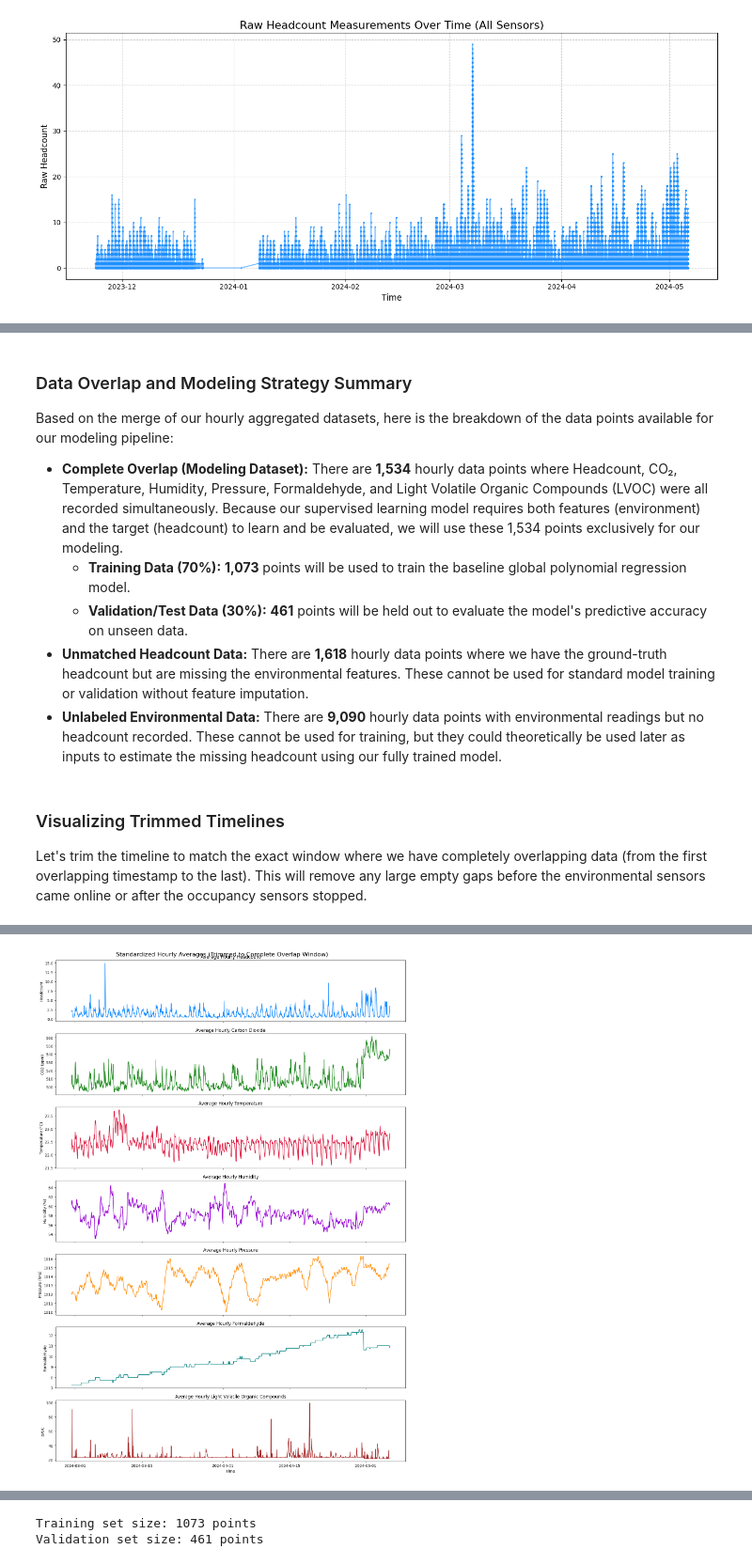
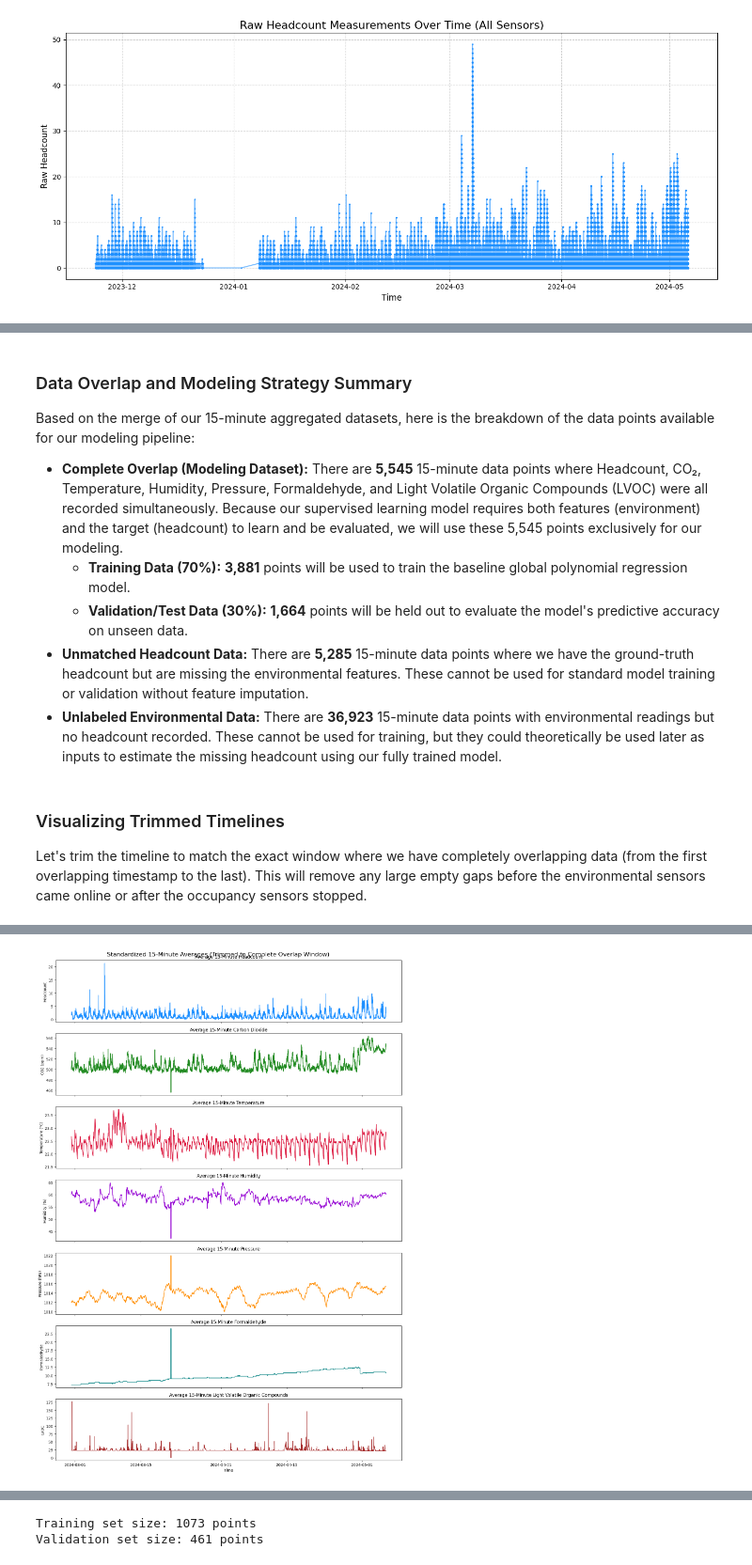
Before and after one commit to HarperVicic/MMA3001-Project, a Jupyter notebook: Data_Input.ipynb, the cells around one changed output, grey strips where cells are left out. Shown at 94% size. Cells and saved outputs as stored; diff of their text form; code cells hidden in the pictures.

```diff
--- a/Data_Input.ipynb
+++ b/Data_Input.ipynb
@@ -506,48 +506,48 @@ import matplotlib.pyplot as plt
 import seaborn as sns
 import pandas as pd
 
-# Aggregate global hourly averages across all devices/sensors for a clean visualization
-occ_agg = hourly_occ_df.groupby('collecteddate')['avg_headcount'].mean().reset_index().rename(columns={'collecteddate': 'time'})
-env_agg = hourly_env_df.groupby('createdate')[['Carbon dioxide', 'Temperature', 'Humidity', 'Pressure', 'Formaldehyde', 'Light Volatile Organic Compounds']].mean().reset_index().rename(columns={'createdate': 'time'})
+# Aggregate global 15-minute averages across all devices/sensors for a clean visualization
+occ_agg = binned_occ_df.groupby('collecteddate')['avg_headcount'].mean().reset_index().rename(columns={'collecteddate': 'time'})
+env_agg = binned_env_df.groupby('createdate')[['Carbon dioxide', 'Temperature', 'Humidity', 'Pressure', 'Formaldehyde', 'Light Volatile Organic Compounds']].mean().reset_index().rename(columns={'createdate': 'time'})
 
 # Set up the figure and subplots
 fig, axes = plt.subplots(7, 1, figsize=(14, 20), sharex=True)
-fig.suptitle('Standardized Hourly Averages Over Time', fontsize=16)
+fig.suptitle('Standardized 15-Minute Averages Over Time', fontsize=16)
 
 # 1. Headcount
 sns.lineplot(data=occ_agg, x='time', y='avg_headcount', ax=axes[0], color='dodgerblue')
 axes[0].set_ylabel('Headcount')
-axes[0].set_title('Average Hourly Headcount')
+axes[0].set_title('Average 15-Minute Headcount')
 
 # 2. Carbon Dioxide (CO2)
 sns.lineplot(data=env_agg, x='time', y='Carbon dioxide', ax=axes[1], color='forestgreen')
 axes[1].set_ylabel('CO2 (ppm)')
-axes[1].set_title('Average Hourly Carbon Dioxide')
+axes[1].set_title('Average 15-Minute Carbon Dioxide')
 
 # 3. Temperature
 sns.lineplot(data=env_agg, x='time', y='Temperature', ax=axes[2], color='crimson')
 axes[2].set_ylabel('Temperature (°C)')
-axes[2].set_title('Average Hourly Temperature')
+axes[2].set_title('Average 15-Minute Temperature')
 
 # 4. Humidity
 sns.lineplot(data=env_agg, x='time', y='Humidity', ax=axes[3], color='darkviolet')
 axes[3].set_ylabel('Humidity (%)')
-axes[3].set_title('Average Hourly Humidity')
+axes[3].set_title('Average 15-Minute Humidity')
 
 # 5. Pressure
 sns.lineplot(data=env_agg, x='time', y='Pressure', ax=axes[4], color='darkorange')
 axes[4].set_ylabel('Pressure (hPa)')
-axes[4].set_title('Average Hourly Pressure')
+axes[4].set_title('Average 15-Minute Pressure')
 
 # 6. Formaldehyde
 sns.lineplot(data=env_agg, x='time', y='Formaldehyde', ax=axes[5], color='teal')
 axes[5].set_ylabel('Formaldehyde')
-axes[5].set_title('Average Hourly Formaldehyde')
+axes[5].set_title('Average 15-Minute Formaldehyde')
 
 # 7. LVOC
 sns.lineplot(data=env_agg, x='time', y='Light Volatile Organic Compounds', ax=axes[6], color='brown')
 axes[6].set_ylabel('LVOC')
-axes[6].set_title('Average Hourly Light Volatile Organic Compounds')
+axes[6].set_title('Average 15-Minute Light Volatile Organic Compounds')
 axes[6].set_xlabel('Time')
 
 plt.tight_layout()
@@ -624,13 +624,13 @@ Total unique hourly timestamps across both datasets: 12242
 # %% [markdown]
 ### Data Overlap and Modeling Strategy Summary
 
-Based on the merge of our hourly aggregated datasets, here is the breakdown of the data points available for our modeling pipeline:
+Based on the merge of our 15-minute aggregated datasets, here is the breakdown of the data points available for our modeling pipeline:
 
-* **Complete Overlap (Modeling Dataset):** There are **1,534** hourly data points where Headcount, CO₂, Temperature, Humidity, Pressure, Formaldehyde, and Light Volatile Organic Compounds (LVOC) were all recorded simultaneously. Because our supervised learning model requires both features (environment) and the target (headcount) to learn and be evaluated, we will use these 1,534 points exclusively for our modeling.
-    * **Training Data (70%):** **1,073** points will be used to train the baseline global polynomial regression model.
-    * **Validation/Test Data (30%):** **461** points will be held out to evaluate the model's predictive accuracy on unseen data.
-* **Unmatched Headcount Data:** There are **1,618** hourly data points where we have the ground-truth headcount but are missing the environmental features. These cannot be used for standard model training or validation without feature imputation.
-* **Unlabeled Environmental Data:** There are **9,090** hourly data points with environmental readings but no headcount recorded. These cannot be used for training, but they could theoretically be used later as inputs to estimate the missing headcount using our fully trained model.
+* **Complete Overlap (Modeling Dataset):** There are **5,545** 15-minute data points where Headcount, CO₂, Temperature, Humidity, Pressure, Formaldehyde, and Light Volatile Organic Compounds (LVOC) were all recorded simultaneously. Because our supervised learning model requires both features (environment) and the target (headcount) to learn and be evaluated, we will use these 5,545 points exclusively for our modeling.
+    * **Training Data (70%):** **3,881** points will be used to train the baseline global polynomial regression model.
+    * **Validation/Test Data (30%):** **1,664** points will be held out to evaluate the model's predictive accuracy on unseen data.
+* **Unmatched Headcount Data:** There are **5,285** 15-minute data points where we have the ground-truth headcount but are missing the environmental features. These cannot be used for standard model training or validation without feature imputation.
+* **Unlabeled Environmental Data:** There are **36,923** 15-minute data points with environmental readings but no headcount recorded. These cannot be used for training, but they could theoretically be used later as inputs to estimate the missing headcount using our fully trained model.
 # %% [markdown]
 ### Visualizing Trimmed Timelines
 
@@ -651,42 +651,42 @@ trimmed_env_agg = env_agg[(env_agg['time'] >= min_overlap_time) & (env_agg['time
 
 # 3. Set up the figure and subplots
 fig, axes = plt.subplots(7, 1, figsize=(14, 20), sharex=True)
-fig.suptitle('Standardized Hourly Averages (Trimmed to Complete Overlap Window)', fontsize=16)
+fig.suptitle('Standardized 15-Minute Averages (Trimmed to Complete Overlap Window)', fontsize=16)
 
 # Headcount
 sns.lineplot(data=trimmed_occ_agg, x='time', y='avg_headcount', ax=axes[0], color='dodgerblue')
 axes[0].set_ylabel('Headcount')
-axes[0].set_title('Average Hourly Headcount')
+axes[0].set_title('Average 15-Minute Headcount')
 
 # Carbon Dioxide (CO2)
 sns.lineplot(data=trimmed_env_agg, x='time', y='Carbon dioxide', ax=axes[1], color='forestgreen')
 axes[1].set_ylabel('CO2 (ppm)')
-axes[1].set_title('Average Hourly Carbon Dioxide')
+axes[1].set_title('Average 15-Minute Carbon Dioxide')
 
 # Temperature
 sns.lineplot(data=trimmed_env_agg, x='time', y='Temperature', ax=axes[2], color='crimson')
 axes[2].set_ylabel('Temperature (°C)')
-axes[2].set_title('Average Hourly Temperature')
+axes[2].set_title('Average 15-Minute Temperature')
 
 # Humidity
 sns.lineplot(data=trimmed_env_agg, x='time', y='Humidity', ax=axes[3], color='darkviolet')
 axes[3].set_ylabel('Humidity (%)')
-axes[3].set_title('Average Hourly Humidity')
+axes[3].set_title('Average 15-Minute Humidity')
 
 # Pressure
 sns.lineplot(data=trimmed_env_agg, x='time', y='Pressure', ax=axes[4], color='darkorange')
 axes[4].set_ylabel('Pressure (hPa)')
-axes[4].set_title('Average Hourly Pressure')
+axes[4].set_title('Average 15-Minute Pressure')
 
 # Formaldehyde
 sns.lineplot(data=trimmed_env_agg, x='time', y='Formaldehyde', ax=axes[5], color='teal')
 axes[5].set_ylabel('Formaldehyde')
-axes[5].set_title('Average Hourly Formaldehyde')
+axes[5].set_title('Average 15-Minute Formaldehyde')
 
 # LVOC
 sns.lineplot(data=trimmed_env_agg, x='time', y='Light Volatile Organic Compounds', ax=axes[6], color='brown')
 axes[6].set_ylabel('LVOC')
-axes[6].set_title('Average Hourly Light Volatile Organic Compounds')
+axes[6].set_title('Average 15-Minute Light Volatile Organic Compounds')
 axes[6].set_xlabel('Time')
 
 plt.tight_layout()
@@ -697 +697 @@ Overlapping data ends at: 2024-05-06 01:00:00+00:00
-[figure, old version]
+[figure, new version]
```
Also changed, not shown: parts of 32 cells of this notebook.
